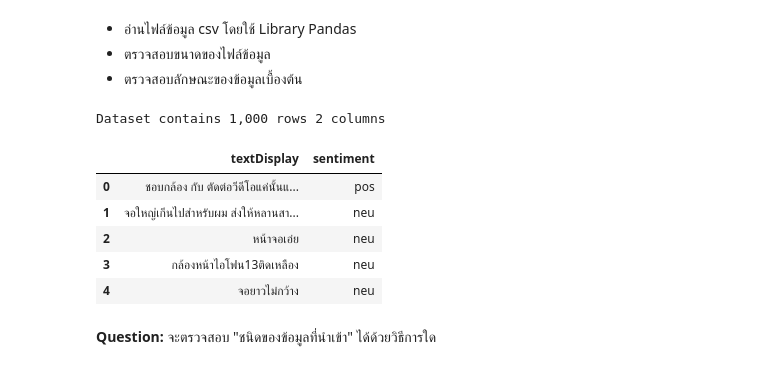
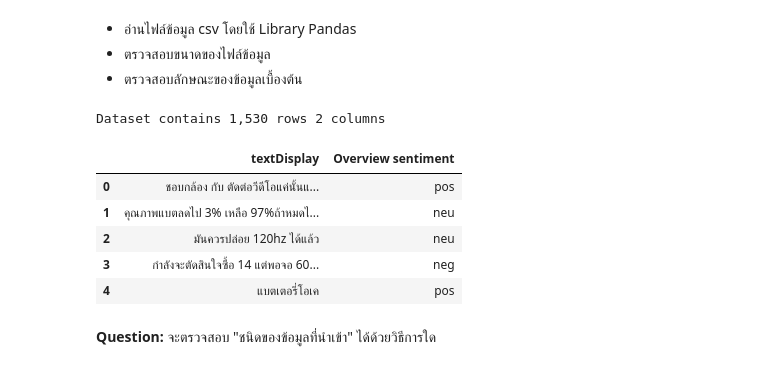
Before and after one commit to Nitthiwat/Senior-Project, a Jupyter notebook: iSAI_NLP_Sentiment_Analysis_Live_20_7.ipynb, the cells around one changed output. Saved outputs shown, nothing was run; the diff lists cells and outputs as text; code cells hidden in the pictures.

```diff
--- a/iSAI_NLP_Sentiment_Analysis_Live_20_7.ipynb
+++ b/iSAI_NLP_Sentiment_Analysis_Live_20_7.ipynb
@@ -93,17 +93,18 @@ def showConfisionMatrix(label, predict):
 *   ตรวจสอบขนาดของไฟล์ข้อมูล
 *   ตรวจสอบลักษณะของข้อมูลเบื้องต้น
 # %%
-df = pd.read_csv("Overall_Corpus.csv", usecols=["textDisplay", "sentiment"]);
+df = pd.read_csv("Corpus_after_remove_question_clean.csv", usecols=["textDisplay", "Overview sentiment"]);
+df = df.dropna()
 print("Dataset contains {:,} rows {} columns".format(df.shape[0], df.shape[1]))
 df.head()
 # %% [output]
-Dataset contains 1,000 rows 2 columns
+Dataset contains 1,530 rows 2 columns
-|  | textDisplay | sentiment |
+|  | textDisplay | Overview sentiment |
 | 0 | ชอบกล้อง กับ ตัดต่อวีดีโอแค่นั้นแ... | pos |
-| 1 | จอใหญ่เกีนไปสำหรับผม ส่งให้หลานสา... | neu |
-| 2 | หน้าจอเอ่ย | neu |
-| 3 | กล้องหน้าไอโฟน13ติดเหลือง | neu |
-| 4 | จอยาวไม่กว้าง | neu |
+| 1 | คุณภาพแบตลดไป 3% เหลือ 97%ถ้าหมดไ... | neu |
+| 2 | มันควรปล่อย 120hz ได้แล้ว | neu |
+| 3 | กำลังจะตัดสินใจซื้อ 14 แต่พอจอ 60... | neg |
+| 4 | แบตเตอรี่โอเค | pos |
 # %% [markdown]
 **Question:** จะตรวจสอบ "ชนิดของข้อมูลที่นำเข้า" ได้ด้วยวิธีการใด
 # %%
```
Also changed, not shown: parts of 13 cells of this notebook, 31 other files.
